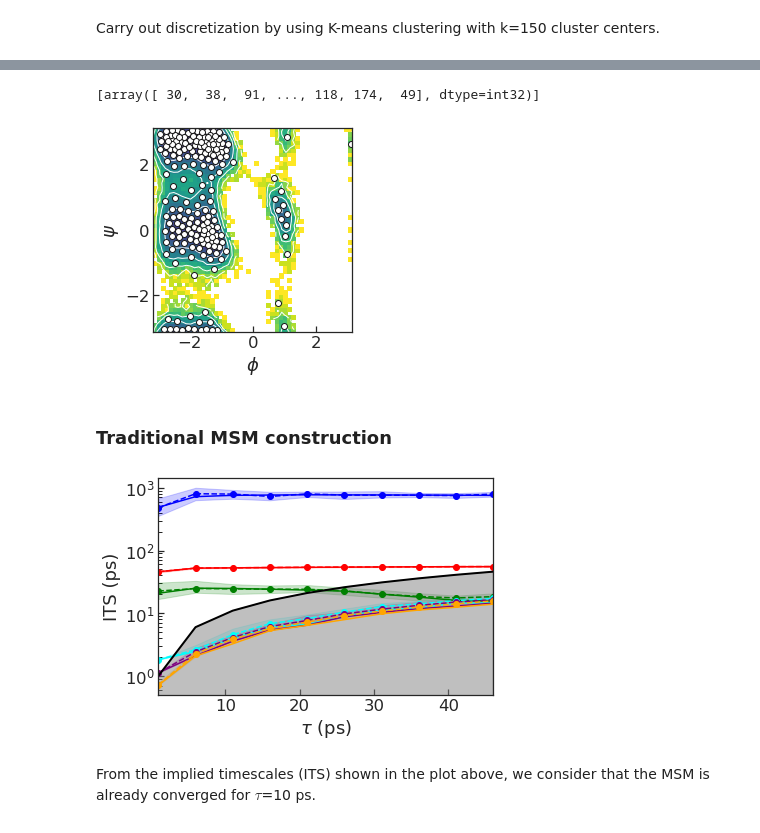
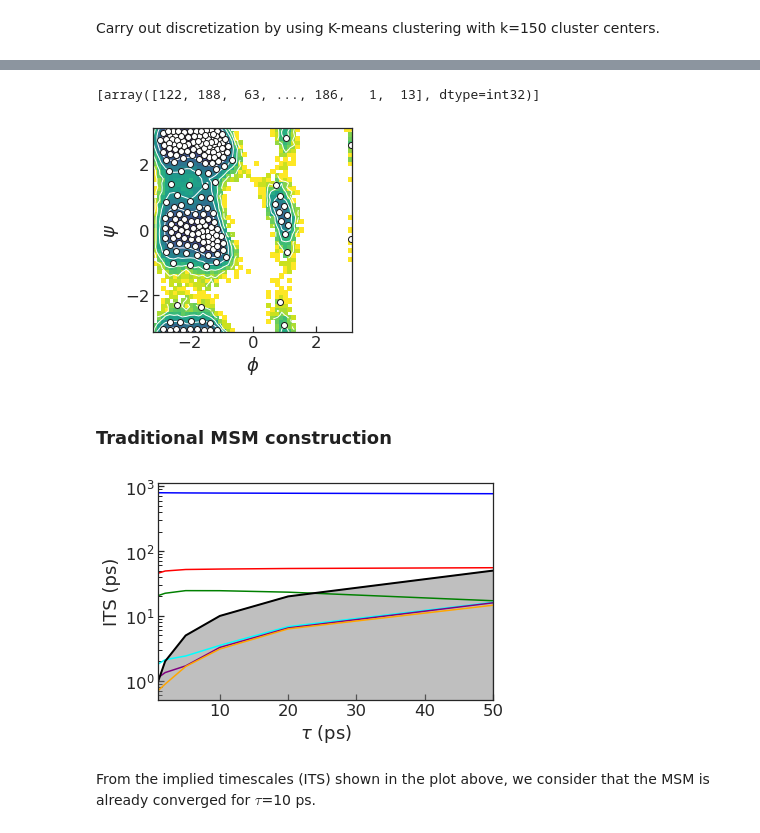
Before and after one commit to BioKT/hdbMSM, a Jupyter notebook: notebooks/alanine_dipeptide.ipynb, the cells around one changed output, grey strips where cells are left out. Saved outputs shown, nothing was run; the diff lists cells and outputs as text; code cells hidden in the pictures.

```diff
--- a/notebooks/alanine_dipeptide.ipynb
+++ b/notebooks/alanine_dipeptide.ipynb
@@ -16,9 +16,3 @@ sns.set_style({"xtick.direction": "in", "ytick.direction": "in"})
 import mdtraj as md
 # %% [markdown]
 ### Analysis
-# %%
-root = os.path.expanduser("~") + "/Research/Projects/Peptides"
-ff = "ff99sbildn"
-traj = md.load_xtc("data/alatb_n1_ppn24.xtc", \
-                   top="data/alaTB.gro")
-print (traj)
@@ -27,3 +21,7 @@ print (traj)
+# %%
+topfile = "data/alaTB.gro"
+traj = md.load_xtc("data/alatb_n1_ppn24.xtc", \
+                   top=topfile)
 # %%
 import pyemma
 import pyemma.coordinates as coor
@@ -50,7 +47,7 @@ X = feat.transform(traj)
 # %% [markdown]
 Carry out discretization by using K-means clustering with k=150 cluster centers.
 # %%
-kmeans = coor.cluster_kmeans(X, k=200, stride=5, max_iter=1000)
+kmeans = coor.cluster_kmeans(X, k=200, stride=1, max_iter=1000)
 # %%
 kmeans.cluster_centers_[:10]
 # %% [output]
@@ -69,7 +66,7 @@ dtrajs = [dtraj.flatten() for dtraj in kmeans.get_output()]
 # %%
 dtrajs
 # %% [output]
-[array([ 30,  38,  91, ..., 118, 174,  49], dtype=int32)]
+[array([122, 188,  63, ..., 186,   1,  13], dtype=int32)]
 # %%
 fig, ax = plt.subplots(figsize=(4,4))
 h, xedges, yedges, im = ax.hist2d(X[:,0], X[:,1], bins=[np.linspace(-np.pi, np.pi, 50), \
@@ -81,23 +78,22 @@ ax.plot(kmeans.cluster_centers_[:,0], kmeans.cluster_centers_[:,1], lw=0, marker
 ax.set_xlabel('$\phi$')
 ax.set_ylabel('$\psi$')
 plt.tight_layout()
-plt.savefig('../figures/alanine_dipeptide/kmeans.png', dpi=300, transparent=True)
 # %% [output]
-[figure, old version]
+[figure, new version]
 # %% [markdown]
 ### Traditional MSM construction
 # %%
-lags = range(1,50,5)
+lags = [1, 2, 5, 10, 20, 50]
 
-its_fine = msm.its(dtrajs, lags=lags, errors='bayes')
+its_fine = msm.its(dtrajs, lags=lags, errors=None)
 # %%
-mplt.plot_implied_timescales(its_fine, show_mean=True, nits=6, ylog=True, units='ps', dt=1)
-#plt.ylim(1,1200)
+mplt.plot_implied_timescales(its_fine, show_mean=True, nits=6, \
+                             ylog=True, units='ps', dt=1)
 plt.ylabel('ITS (ps)')
 plt.xlabel(r'$\tau$ (ps)')
-plt.savefig('../figures/alanine_dipeptide/kmeans_its.png', dpi=300, transparent=True)
+sns.set_context('paper', font_scale=1.5)
 # %% [output]
-[figure, old version]
+[figure, new version]
 # %% [markdown]
 From the implied timescales (ITS) shown in the plot above, we consider that the MSM is already converged for $\tau$=10 ps.
 # %%
```
Also changed, not shown: parts of 37 cells of this notebook, 3 other files.
